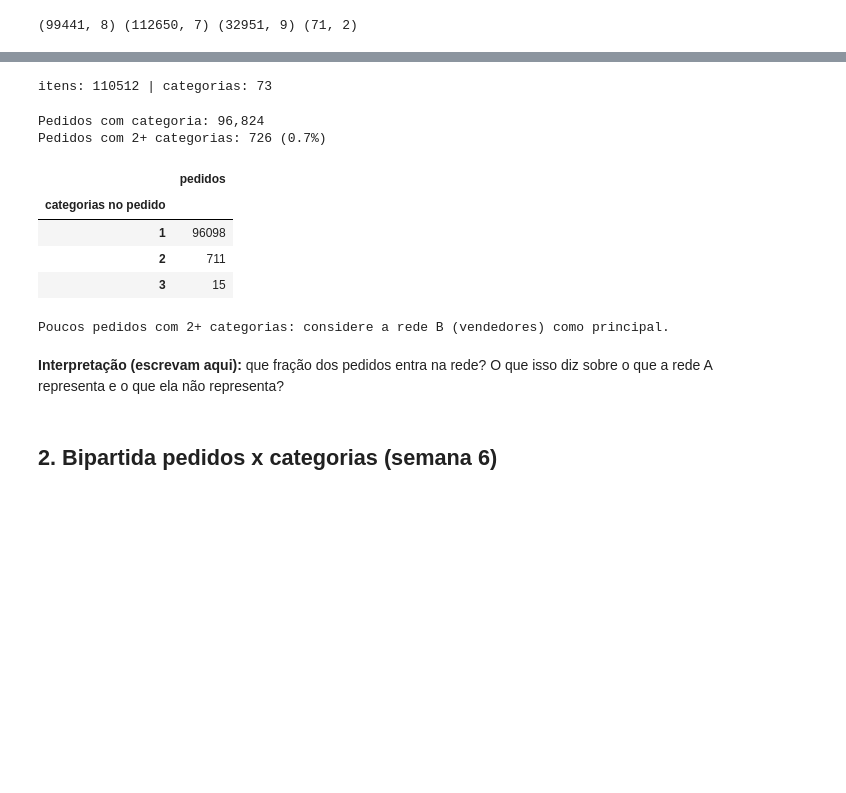
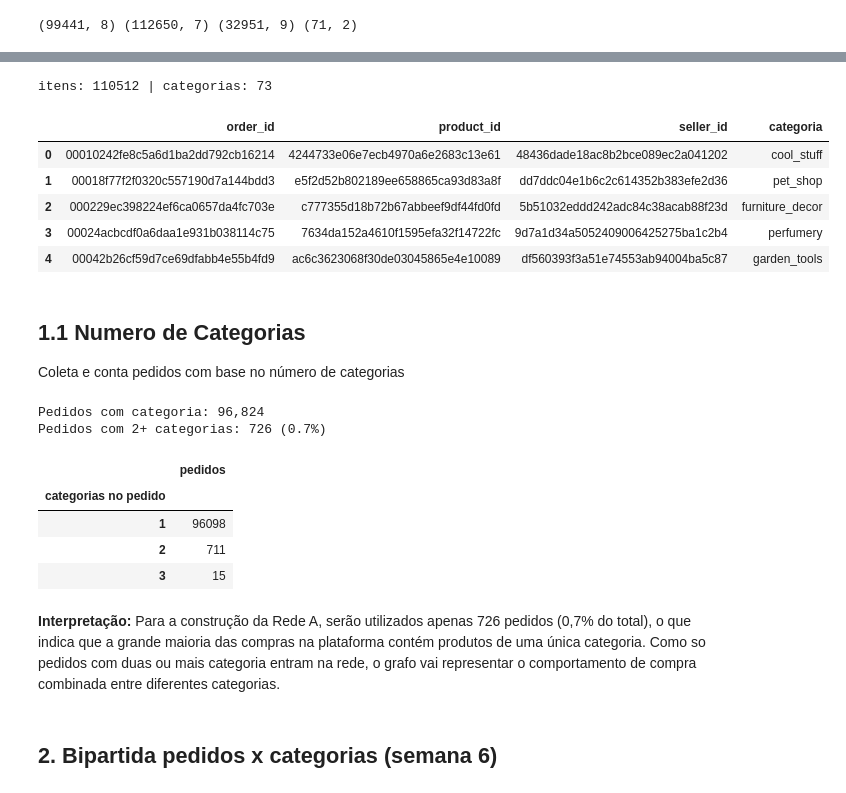
Before and after one commit to dka0086/Analise-de-rede-de-grafos-Olist, a Jupyter notebook: Olist_analise_grafos.ipynb, the cells around one changed output, grey strips where cells are left out. Drawn from its saved outputs; the diff is of its cells as text; code cells hidden in the pictures; blank space fills up the shorter version.

```diff
--- a/Olist_analise_grafos.ipynb
+++ b/Olist_analise_grafos.ipynb
@@ -67,21 +67,33 @@ Decisões de modelagem: pedidos cancelados e indisponíveis saem; itens sem cate
 # %%
 STATUS_FORA = ["canceled", "unavailable"]
 col_en = product_category.columns[1]  # product_category_name_english
 
 pedidos_validos = orders.loc[~orders["order_status"].isin(STATUS_FORA), "order_id"]
 
 itens = (
     order_items[["order_id", "product_id", "seller_id"]]
     .merge(products[["product_id", "product_category_name"]], on="product_id", how="left")
     .merge(product_category, on="product_category_name", how="left")
 )
 itens = itens[itens["order_id"].isin(pedidos_validos)].copy()
 itens["categoria"] = itens[col_en].fillna(itens["product_category_name"])
 itens = itens.dropna(subset=["categoria"])
+itens.drop(columns=["product_category_name", col_en], inplace=True)
 
 print("itens:", len(itens), "| categorias:", itens["categoria"].nunique())
+itens.head()
 # %% [output]
 itens: 110512 | categorias: 73
+|  | order_id | product_id | seller_id | categoria |
+| 0 | 00010242fe8c5a6d1ba2dd792cb16214 | 4244733e06e7ecb4970a6e2683c13e61 | 48436dade18ac8b2bce089ec2a041202 | cool_stuff |
+| 1 | 00018f77f2f0320c557190d7a144bdd3 | e5f2d52b802189ee658865ca93d83a8f | dd7ddc04e1b6c2c614352b383efe2d36 | pet_shop |
+| 2 | 000229ec398224ef6ca0657da4fc703e | c777355d18b72b67abbeef9df44fd0fd | 5b51032eddd242adc84c38acab88f23d | furniture_decor |
+| 3 | 00024acbcdf0a6daa1e931b038114c75 | 7634da152a4610f1595efa32f14722fc | 9d7a1d34a5052409006425275ba1c2b4 | perfumery |
+| 4 | 00042b26cf59d7ce69dfabb4e55b4fd9 | ac6c3623068f30de03045865e4e10089 | df560393f3a51e74553ab94004ba5c87 | garden_tools |
+# %% [markdown]
+## 1.1 Numero de Categorias
+
+Coleta e conta pedidos com base no número de categorias
 # %%
 ncat = itens.groupby("order_id")["categoria"].nunique()
 dist = ncat.value_counts().sort_index()
@@ -90,9 +102,6 @@ n_multi = int((ncat >= 2).sum())
 print(f"Pedidos com categoria: {len(ncat):,}")
 print(f"Pedidos com 2+ categorias: {n_multi:,} ({n_multi / len(ncat):.1%})")
 display(dist.head(8).rename("pedidos").to_frame().rename_axis("categorias no pedido"))
-
-if n_multi < 2000:
-    print("Poucos pedidos com 2+ categorias: considere a rede B (vendedores) como principal.")
 # %% [output]
 Pedidos com categoria: 96,824
 Pedidos com 2+ categorias: 726 (0.7%)
@@ -101,9 +110,8 @@ Pedidos com 2+ categorias: 726 (0.7%)
 | 1 | 96098 |
 | 2 | 711 |
 | 3 | 15 |
-Poucos pedidos com 2+ categorias: considere a rede B (vendedores) como principal.
-# %% [markdown]
-**Interpretação (escrevam aqui):** que fração dos pedidos entra na rede? O que isso diz sobre o que a rede A representa e o que ela não representa?
+# %% [markdown]
+**Interpretação:** Para a construção da Rede A, serão utilizados apenas 726 pedidos (0,7% do total), o que indica que a grande maioria das compras na plataforma contém produtos de uma única categoria. Como so pedidos com duas ou mais categoria entram na rede, o grafo vai representar o comportamento de compra combinada entre diferentes categorias.
 # %% [markdown]
 ## 2. Bipartida pedidos x categorias (semana 6)
 # %%
```
Also changed, not shown: parts of 9 cells of this notebook.
